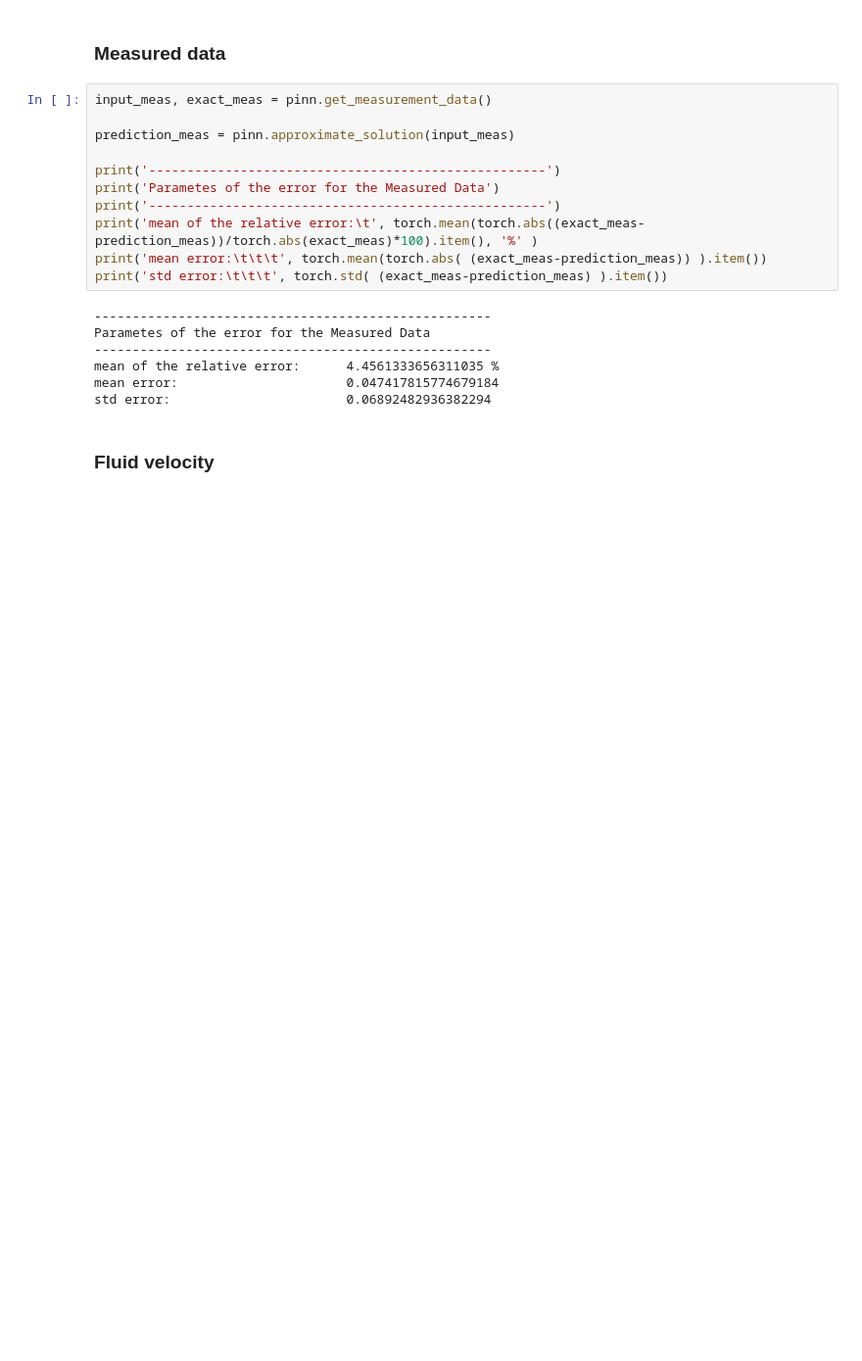
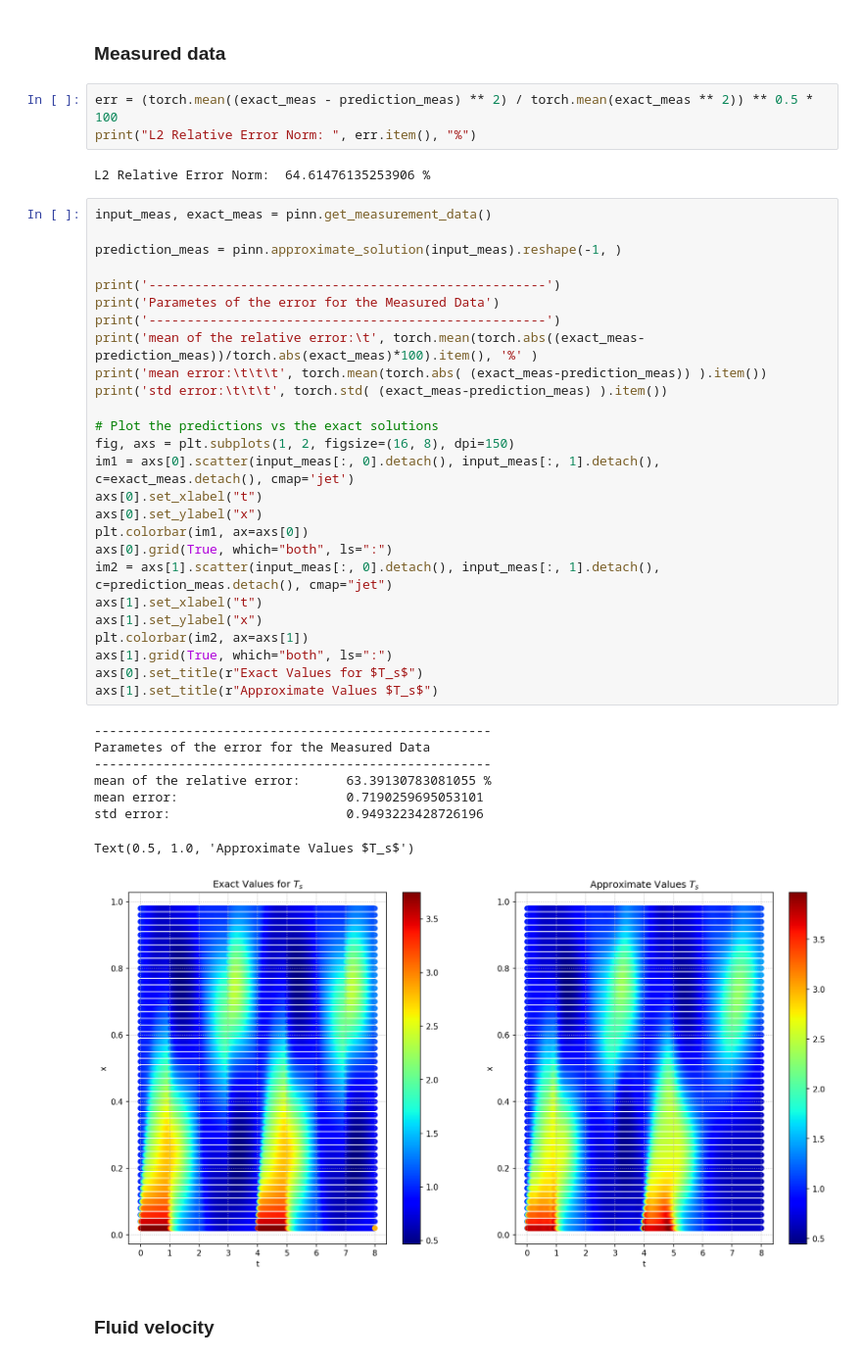
Before and after one commit to guglielmopacifico/DeepLearning, a Jupyter notebook: Task_2/task2.ipynb, the cells around one changed output. Shown at 98% size. Cells and saved outputs as stored; diff of their text form; blank space fills up the shorter version.

```diff
--- a/Task_2/task2.ipynb
+++ b/Task_2/task2.ipynb
@@ -951,24 +904,46 @@ Cycle 3                         |       x=x0            |       x=xL
 mean of the relative error:     |        inf %  |        inf %  |
 # %% [markdown]
 ### Measured data
+# %%
+err = (torch.mean((exact_meas - prediction_meas) ** 2) / torch.mean(exact_meas ** 2)) ** 0.5 * 100
+print("L2 Relative Error Norm: ", err.item(), "%")
+# %% [output]
+L2 Relative Error Norm:  64.61476135253906 %
 # %%
 input_meas, exact_meas = pinn.get_measurement_data()
 
-prediction_meas = pinn.approximate_solution(input_meas)
+prediction_meas = pinn.approximate_solution(input_meas).reshape(-1, )
 
 print('----------------------------------------------------')
 print('Parametes of the error for the Measured Data')
 print('----------------------------------------------------')
 print('mean of the relative error:\t', torch.mean(torch.abs((exact_meas-prediction_meas))/torch.abs(exact_meas)*100).item(), '%' )
 print('mean error:\t\t\t', torch.mean(torch.abs( (exact_meas-prediction_meas)) ).item())
 print('std error:\t\t\t', torch.std( (exact_meas-prediction_meas) ).item())
+
+# Plot the predictions vs the exact solutions
+fig, axs = plt.subplots(1, 2, figsize=(16, 8), dpi=150)
+im1 = axs[0].scatter(input_meas[:, 0].detach(), input_meas[:, 1].detach(), c=exact_meas.detach(), cmap='jet')
+axs[0].set_xlabel("t")
+axs[0].set_ylabel("x")
+plt.colorbar(im1, ax=axs[0])
+axs[0].grid(True, which="both", ls=":")
+im2 = axs[1].scatter(input_meas[:, 0].detach(), input_meas[:, 1].detach(), c=prediction_meas.detach(), cmap="jet")
+axs[1].set_xlabel("t")
+axs[1].set_ylabel("x")
+plt.colorbar(im2, ax=axs[1])
+axs[1].grid(True, which="both", ls=":")
+axs[0].set_title(r"Exact Values for $T_s$")
+axs[1].set_title(r"Approximate Values $T_s$")
 # %% [output]
 ----------------------------------------------------
 Parametes of the error for the Measured Data
 ----------------------------------------------------
-mean of the relative error:      4.4561333656311035 %
-mean error:                      0.047417815774679184
-std error:                       0.06892482936382294
+mean of the relative error:      63.39130783081055 %
+mean error:                      0.7190259695053101
+std error:                       0.9493223428726196
+Text(0.5, 1.0, 'Approximate Values $T_s$')
+[figure, added]
 # %% [markdown]
 ### Fluid velocity
 # %%
```
Also changed, not shown: parts of 11 cells of this notebook.
